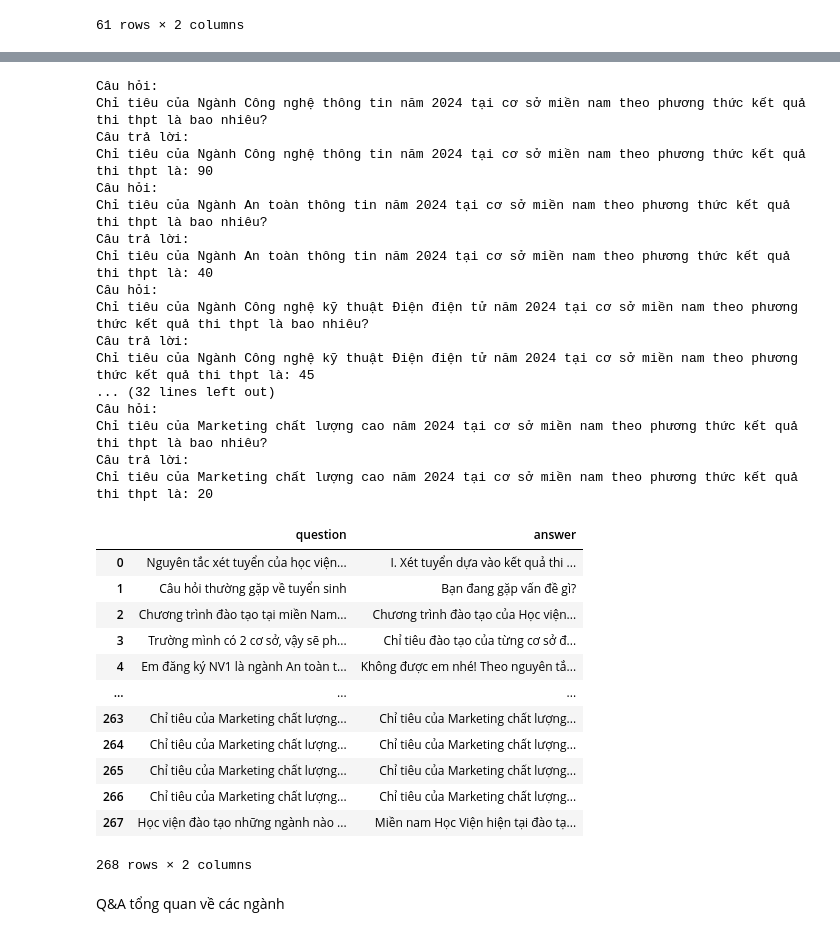
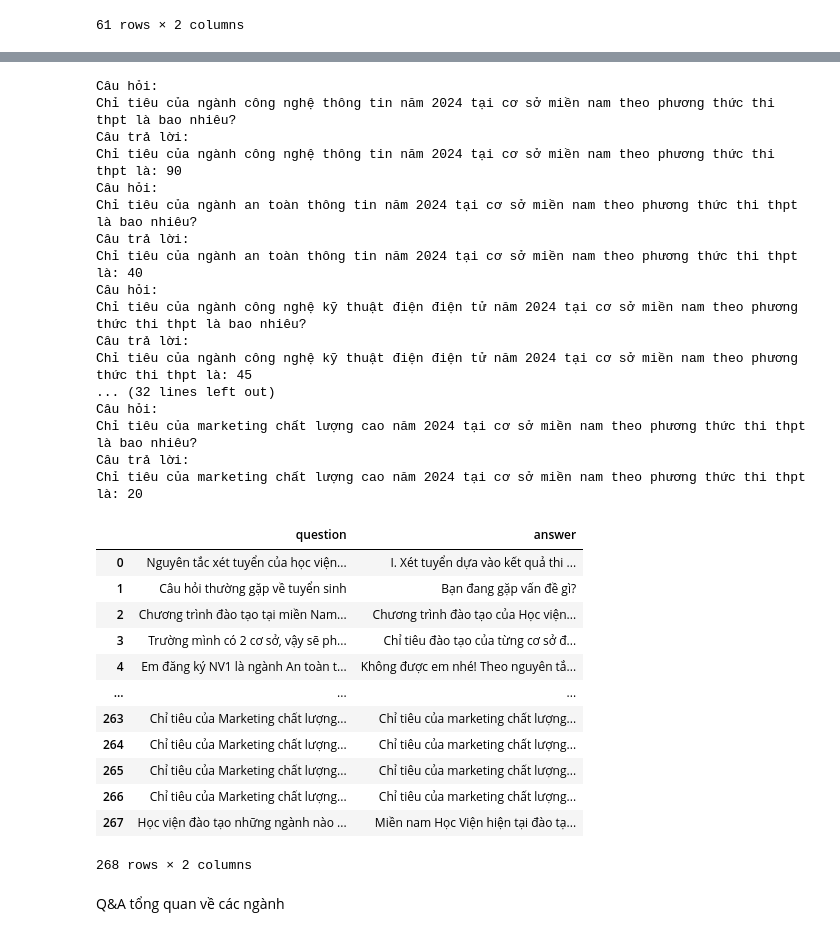
Before and after one commit to NguyenVanDuc0405/retrieval_chatbots, a Jupyter notebook: preprocess.ipynb, the cells around one changed output, grey strips where cells are left out. Drawn from its saved outputs; the diff is of its cells as text; code cells hidden in the pictures.

```diff
--- a/preprocess.ipynb
+++ b/preprocess.ipynb
@@ -400,30 +400,30 @@ for temp in df.data:
     data['question'].append(q111)
     data['answer'].append(a111)
 
-    q11 = "Chỉ tiêu của " + temp['nganhHoc']['tenNganh'] + " năm 2024 tại cơ sở miền bắc theo phương thức kết quả thi thpt là bao nhiêu?"
-    a11 = "Chỉ tiêu của " + temp['nganhHoc']['tenNganh'] + " năm 2024 tại cơ sở miền bắc theo phương thức kết quả thi thpt là: " + str(temp['chiTieuTheoKetQuaThiTHPT'])
+    q11 = "Chỉ tiêu của " + temp['nganhHoc']['tenNganh'].lower() + " năm 2024 tại cơ sở miền bắc theo phương thức thi thpt là bao nhiêu?"
+    a11 = "Chỉ tiêu của " + temp['nganhHoc']['tenNganh'].lower() + " năm 2024 tại cơ sở miền bắc theo phương thức thi thpt là: " + str(temp['chiTieuTheoKetQuaThiTHPT'])
     print("Câu hỏi:" + "\n" +q11)
     print("Câu trả lời:" + "\n" + a11)
     data['question'].append(q11)
     data['answer'].append(a11)
 
-    q12 = "Chỉ tiêu của " + temp['nganhHoc']['tenNganh'] + " năm 2024 tại cơ sở miền bắc theo phương thức xét tuyển kết hợp là bao nhiêu?"
-    a12 = "Chỉ tiêu của " + temp['nganhHoc']['tenNganh'] + " năm 2024 tại cơ sở miền bắc theo phương thức xét tuyển kết hợp là: " + str(temp['chiTieuTheoPhuongThucKetHop'])
+    q12 = "Chỉ tiêu của " + temp['nganhHoc']['tenNganh'].lower() + " năm 2024 tại cơ sở miền bắc theo phương thức xét tuyển kết hợp là bao nhiêu?"
+    a12 = "Chỉ tiêu của " + temp['nganhHoc']['tenNganh'].lower() + " năm 2024 tại cơ sở miền bắc theo phương thức xét tuyển kết hợp là: " + str(temp['chiTieuTheoPhuongThucKetHop'])
     data['question'].append(q12)
     data['answer'].append(a12)
 
-    q13 = "Chỉ tiêu của " + temp['nganhHoc']['tenNganh'] + " năm 2024 tại cơ sở miền bắc theo phương thức xét tuyển tài năng là bao nhiêu?"
-    a13 = "Chỉ tiêu của " + temp['nganhHoc']['tenNganh'] + " năm 2024 tại cơ sở miền bắc theo phương thức xét tuyển tài năng là: " + str(temp['chiTieuTheoXetTuyenTaiNang'])
+    q13 = "Chỉ tiêu của " + temp['nganhHoc']['tenNganh'].lower() + " năm 2024 tại cơ sở miền bắc theo phương thức xét tuyển tài năng là bao nhiêu?"
+    a13 = "Chỉ tiêu của " + temp['nganhHoc']['tenNganh'].lower() + " năm 2024 tại cơ sở miền bắc theo phương thức xét tuyển tài năng là: " + str(temp['chiTieuTheoXetTuyenTaiNang'])
     data['question'].append(q13)
     data['answer'].append(a13)
 
-    q14 = "Chỉ tiêu của " + temp['nganhHoc']['tenNganh'] + " năm 2024 tại cơ sở miền bắc theo phương thức thi đánh giá năng lực là bao nhiêu?"
-    a14 = "Chỉ tiêu của " + temp['nganhHoc']['tenNganh'] + " năm 2024 tại cơ sở miền bắc theo phương thức thi đánh giá năng lực là: " + str(temp['chiTieuTheoDGNL'])
+    q14 = "Chỉ tiêu của " + temp['nganhHoc']['tenNganh'].lower() + " năm 2024 tại cơ sở miền bắc theo phương thức thi đánh giá năng lực là bao nhiêu?"
+    a14 = "Chỉ tiêu của " + temp['nganhHoc']['tenNganh'].lower() + " năm 2024 tại cơ sở miền bắc theo phương thức thi đánh giá năng lực là: " + str(temp['chiTieuTheoDGNL'])
     data['question'].append(q14)
     data['answer'].append(a14)
 
-    q15 = "Chỉ tiêu của " + temp['nganhHoc']['tenNganh'] + " năm 2024 tại cơ sở miền bắc theo phương thức thi đánh giá tư duy là bao nhiêu?"
-    a15 = "Chỉ tiêu của " + temp['nganhHoc']['tenNganh'] + " năm 2024 tại cơ sở miền bắc theo phương thức thi đánh giá tư duy là: " + str(temp['chiTieuTheoDGNL'])
+    q15 = "Chỉ tiêu của " + temp['nganhHoc']['tenNganh'].lower() + " năm 2024 tại cơ sở miền bắc theo phương thức thi đánh giá tư duy là bao nhiêu?"
+    a15 = "Chỉ tiêu của " + temp['nganhHoc']['tenNganh'].lower() + " năm 2024 tại cơ sở miền bắc theo phương thức thi đánh giá tư duy là: " + str(temp['chiTieuTheoDGNL'])
     data['question'].append(q15)
     data['answer'].append(a15)
 data['question'].append(q)
@@ -483,66 +483,66 @@ for temp in df.data:
     data['question'].append(q111)
     data['answer'].append(a111)
 
-    q11 = "Chỉ tiêu của " + temp['nganhHoc']['tenNganh'] + " năm 2024 tại cơ sở miền nam theo phương thức kết quả thi thpt là bao nhiêu?"
-    a11 = "Chỉ tiêu của " + temp['nganhHoc']['tenNganh'] + " năm 2024 tại cơ sở miền nam theo phương thức kết quả thi thpt là: " + str(temp['chiTieuTheoKetQuaThiTHPT'])
+    q11 = "Chỉ tiêu của " + temp['nganhHoc']['tenNganh'].lower() + " năm 2024 tại cơ sở miền nam theo phương thức thi thpt là bao nhiêu?"
+    a11 = "Chỉ tiêu của " + temp['nganhHoc']['tenNganh'].lower() + " năm 2024 tại cơ sở miền nam theo phương thức thi thpt là: " + str(temp['chiTieuTheoKetQuaThiTHPT'])
     print("Câu hỏi:" + "\n" +q11)
     print("Câu trả lời:" + "\n" + a11)
     data['question'].append(q11)
     data['answer'].append(a11)
 
     q12 = "Chỉ tiêu của " + temp['nganhHoc']['tenNganh'] + " năm 2024 tại cơ sở miền nam theo phương thức xét tuyển kết hợp là bao nhiêu?"
-    a12 = "Chỉ tiêu của " + temp['nganhHoc']['tenNganh'] + " năm 2024 tại cơ sở miền nam theo phương thức xét tuyển kết hợp là: " + str(temp['chiTieuTheoPhuongThucKetHop'])
+    a12 = "Chỉ tiêu của " + temp['nganhHoc']['tenNganh'].lower() + " năm 2024 tại cơ sở miền nam theo phương thức xét tuyển kết hợp là: " + str(temp['chiTieuTheoPhuongThucKetHop'])
     data['question'].append(q12)
     data['answer'].append(a12)
 
     q13 = "Chỉ tiêu của " + temp['nganhHoc']['tenNganh'] + " năm 2024 tại cơ sở miền nam theo phương thức xét tuyển tài năng là bao nhiêu?"
-    a13 = "Chỉ tiêu của " + temp['nganhHoc']['tenNganh'] + " năm 2024 tại cơ sở miền nam theo phương thức xét tuyển tài năng là: " + str(temp['chiTieuTheoXetTuyenTaiNang'])
+    a13 = "Chỉ tiêu của " + temp['nganhHoc']['tenNganh'].lower() + " năm 2024 tại cơ sở miền nam theo phương thức xét tuyển tài năng là: " + str(temp['chiTieuTheoXetTuyenTaiNang'])
     data['question'].append(q13)
     data['answer'].append(a13)
 
     q14 = "Chỉ tiêu của " + temp['nganhHoc']['tenNganh'] + " năm 2024 tại cơ sở miền nam theo phương thức thi đánh giá năng lực là bao nhiêu?"
-    a14 = "Chỉ tiêu của " + temp['nganhHoc']['tenNganh'] + " năm 2024 tại cơ sở miền nam theo phương thức thi đánh giá năng lực là: " + str(temp['chiTieuTheoDGNL'])
+    a14 = "Chỉ tiêu của " + temp['nganhHoc']['tenNganh'].lower() + " năm 2024 tại cơ sở miền nam theo phương thức thi đánh giá năng lực là: " + str(temp['chiTieuTheoDGNL'])
     data['question'].append(q14)
     data['answer'].append(a14)
 
     q15 = "Chỉ tiêu của " + temp['nganhHoc']['tenNganh'] + " năm 2024 tại cơ sở miền nam theo phương thức thi đánh giá tư duy là bao nhiêu?"
-    a15 = "Chỉ tiêu của " + temp['nganhHoc']['tenNganh'] + " năm 2024 tại cơ sở miền nam theo phương thức thi đánh giá tư duy là: " + str(temp['chiTieuTheoDGNL'])
+    a15 = "Chỉ tiêu của " + temp['nganhHoc']['tenNganh'].lower() + " năm 2024 tại cơ sở miền nam theo phương thức thi đánh giá tư duy là: " + str(temp['chiTieuTheoDGNL'])
     data['question'].append(q15)
     data['answer'].append(a15)
 
 data['question'].append(q)
 data['answer'].append(a.rstrip())
 data_frame = pd.DataFrame(data)
 data_frame
 # %% [output]
 Câu hỏi:
-Chỉ tiêu của Ngành Công nghệ thông tin năm 2024 tại cơ sở miền nam theo phương thức kết quả thi thpt là bao nhiêu?
+Chỉ tiêu của ngành công nghệ thông tin năm 2024 tại cơ sở miền nam theo phương thức thi thpt là bao nhiêu?
 Câu trả lời:
-Chỉ tiêu của Ngành Công nghệ thông tin năm 2024 tại cơ sở miền nam theo phương thức kết quả thi thpt là: 90
+Chỉ tiêu của ngành công nghệ thông tin năm 2024 tại cơ sở miền nam theo phương thức thi thpt là: 90
 Câu hỏi:
-Chỉ tiêu của Ngành An toàn thông tin năm 2024 tại cơ sở miền nam theo phương thức kết quả thi thpt là bao nhiêu?
+Chỉ tiêu của ngành an toàn thông tin năm 2024 tại cơ sở miền nam theo phương thức thi thpt là bao nhiêu?
 Câu trả lời:
-Chỉ tiêu của Ngành An toàn thông tin năm 2024 tại cơ sở miền nam theo phương thức kết quả thi thpt là: 40
+Chỉ tiêu của ngành an toàn thông tin năm 2024 tại cơ sở miền nam theo phương thức thi thpt là: 40
 Câu hỏi:
-Chỉ tiêu của Ngành Công nghệ kỹ thuật Điện điện tử năm 2024 tại cơ sở miền nam theo phương thức kết quả thi thpt là bao nhiêu?
+Chỉ tiêu của ngành công nghệ kỹ thuật điện điện tử năm 2024 tại cơ sở miền nam theo phương thức thi thpt là bao nhiêu?
 Câu trả lời:
-Chỉ tiêu của Ngành Công nghệ kỹ thuật Điện điện tử năm 2024 tại cơ sở miền nam theo phương thức kết quả thi thpt là: 45
+Chỉ tiêu của ngành công nghệ kỹ thuật điện điện tử năm 2024 tại cơ sở miền nam theo phương thức thi thpt là: 45
 ... (32 lines left out)
 Câu hỏi:
-Chỉ tiêu của Marketing chất lượng cao năm 2024 tại cơ sở miền nam theo phương thức kết quả thi thpt là bao nhiêu?
+Chỉ tiêu của marketing chất lượng cao năm 2024 tại cơ sở miền nam theo phương thức thi thpt là bao nhiêu?
 Câu trả lời:
-Chỉ tiêu của Marketing chất lượng cao năm 2024 tại cơ sở miền nam theo phương thức kết quả thi thpt là: 20
+Chỉ tiêu của marketing chất lượng cao năm 2024 tại cơ sở miền nam theo phương thức thi thpt là: 20
 |  | question | answer |
 | 0 | Nguyên tắc xét tuyển của học viện... | I. Xét tuyển dựa vào kết quả thi ... |
 | 1 | Câu hỏi thường gặp về tuyển sinh | Bạn đang gặp vấn đề gì? |
 | 2 | Chương trình đào tạo tại miền Nam... | Chương trình đào tạo của Học viện... |
 | 3 | Trường mình có 2 cơ sở, vậy sẽ ph... | Chỉ tiêu đào tạo của từng cơ sở đ... |
 | 4 | Em đăng ký NV1 là ngành An toàn t... | Không được em nhé! Theo nguyên tắ... |
 | ... | ... | ... |
-| 263 | Chỉ tiêu của Marketing chất lượng... | Chỉ tiêu của Marketing chất lượng... |
-| 264 | Chỉ tiêu của Marketing chất lượng... | Chỉ tiêu của Marketing chất lượng... |
-| 265 | Chỉ tiêu của Marketing chất lượng... | Chỉ tiêu của Marketing chất lượng... |
-| 266 | Chỉ tiêu của Marketing chất lượng... | Chỉ tiêu của Marketing chất lượng... |
+| 263 | Chỉ tiêu của Marketing chất lượng... | Chỉ tiêu của marketing chất lượng... |
+| 264 | Chỉ tiêu của Marketing chất lượng... | Chỉ tiêu của marketing chất lượng... |
+| 265 | Chỉ tiêu của Marketing chất lượng... | Chỉ tiêu của marketing chất lượng... |
+| 266 | Chỉ tiêu của Marketing chất lượng... | Chỉ tiêu của marketing chất lượng... |
 | 267 | Học viện đào tạo những ngành nào ... | Miền nam Học Viện hiện tại đào tạ... |
 268 rows × 2 columns
 # %% [markdown]
```
Also changed, not shown: parts of 46 cells of this notebook, 12 other files.
